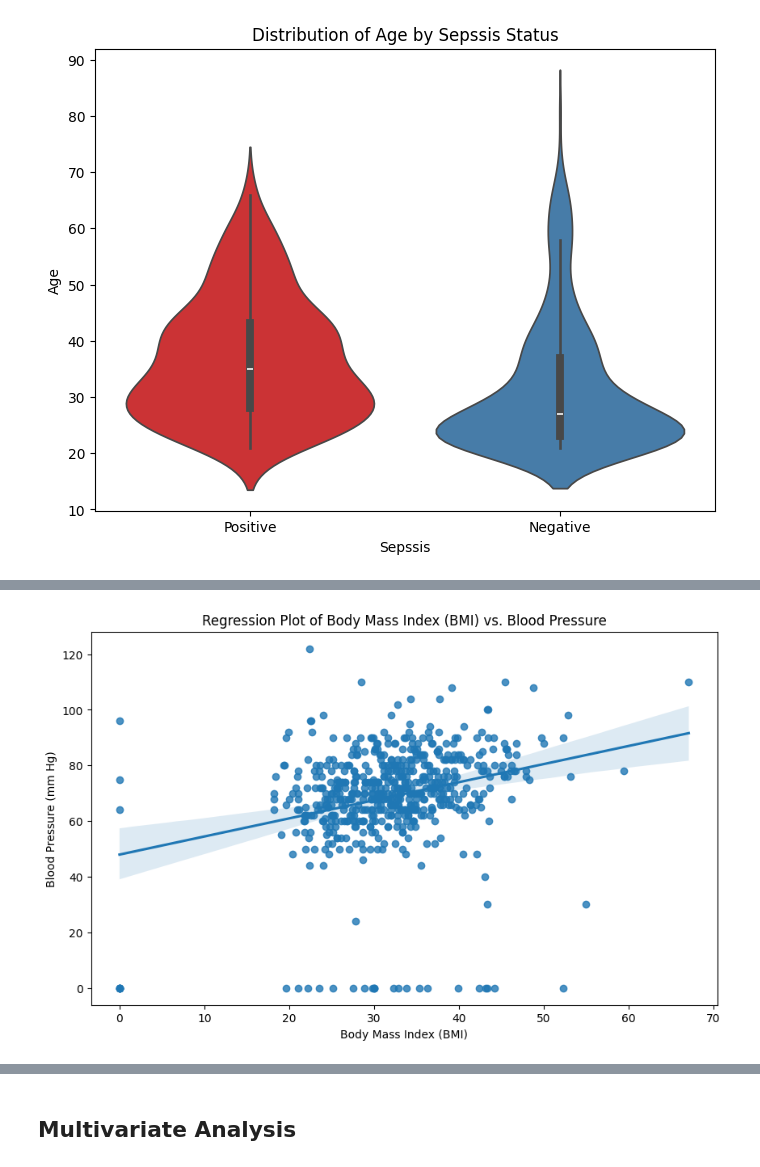
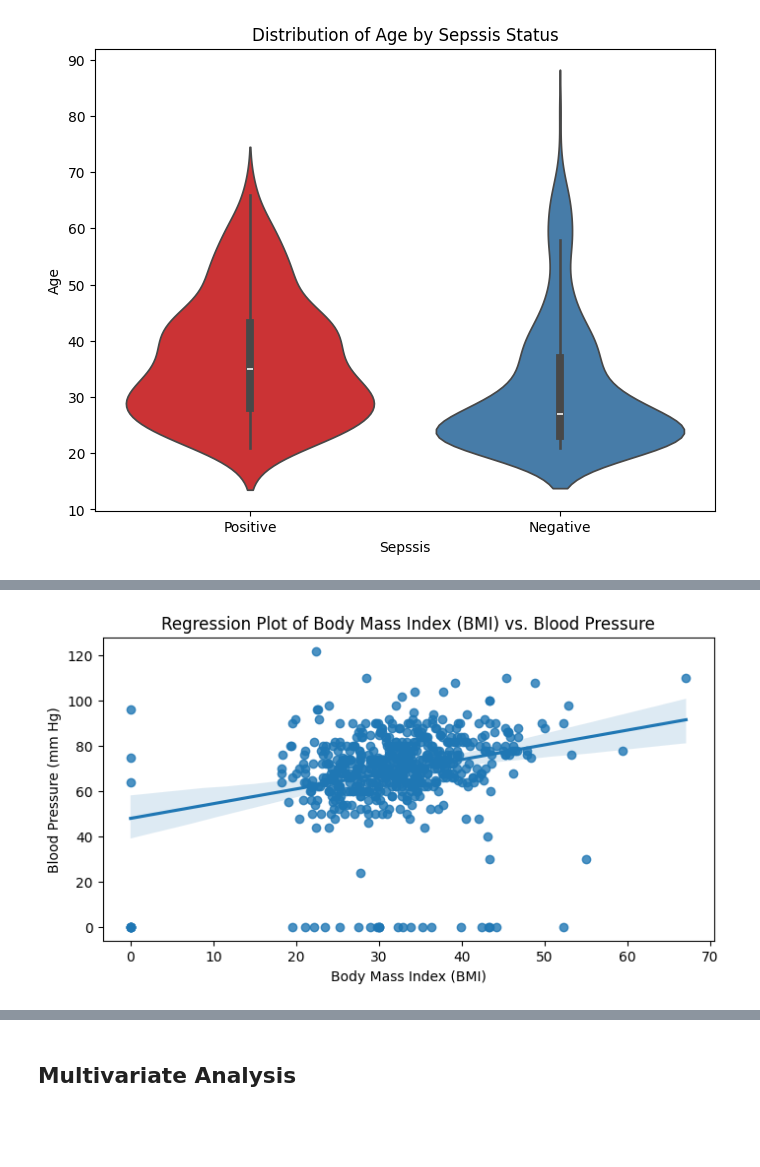
Before and after one commit to Lmarufu/Machine-Learning-with-FastAPI, a Jupyter notebook: notebook.ipynb, the cells around one changed output, grey strips where cells are left out. Drawn from its saved outputs; the diff is of its cells as text; code cells hidden in the pictures; blank space fills up the shorter version.

```diff
--- a/notebook.ipynb
+++ b/notebook.ipynb
@@ -480,14 +533,14 @@ plt.show()
 # %%
 # Regression plot between BMI and Blood Pressure
-plt.figure(figsize=(10, 6))
+plt.figure(figsize=(8, 4))
 sns.regplot(x='M11', y='PR', data=df)
 plt.title('Regression Plot of Body Mass Index (BMI) vs. Blood Pressure')
 plt.xlabel('Body Mass Index (BMI)')
 plt.ylabel('Blood Pressure (mm Hg)')
 plt.grid(False)
 plt.show()
 # %% [output]
-[figure, old version]
+[figure, new version]
 # %%
 df.info()
 # %% [output]
```
Also changed, not shown: parts of 70 cells of this notebook, 14 other files.
